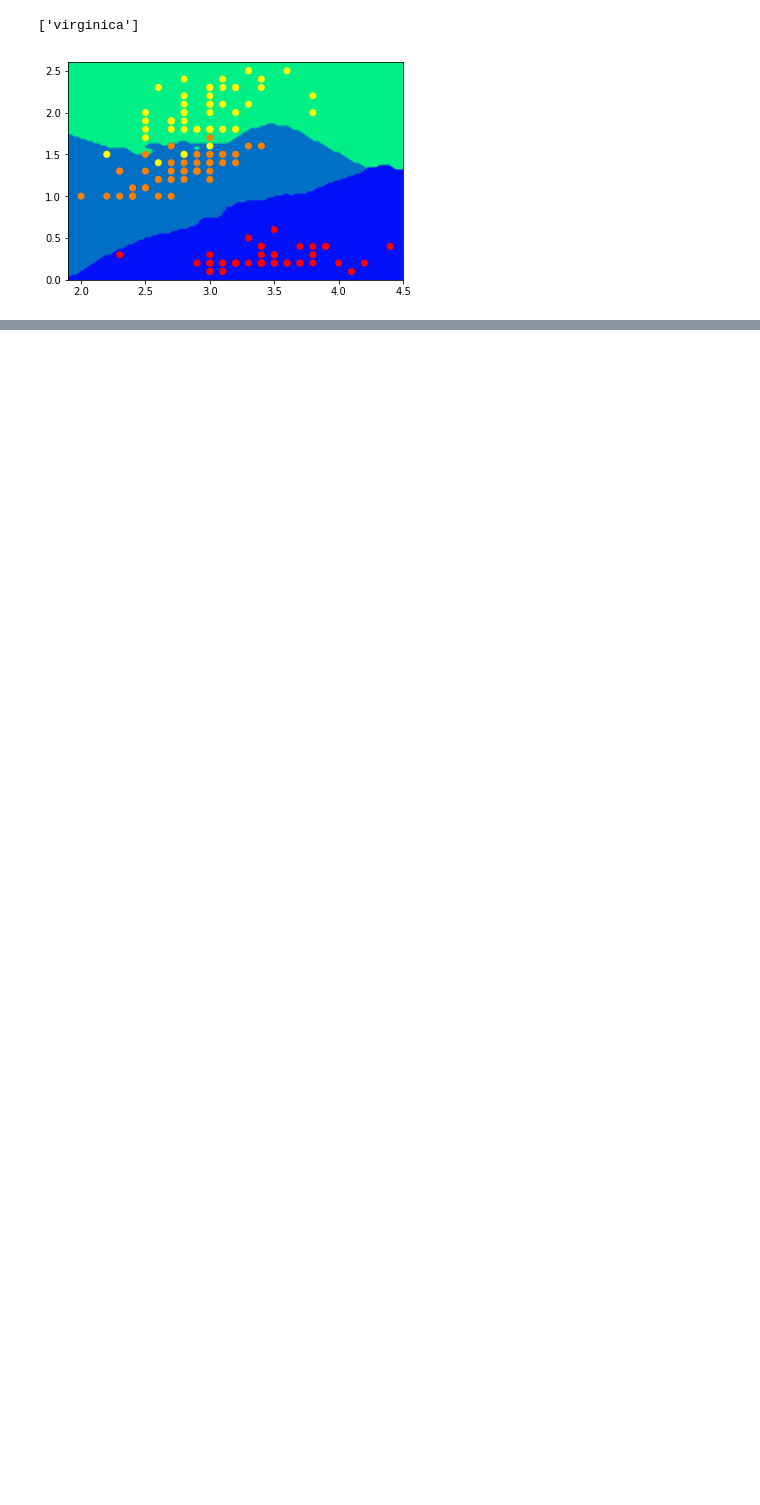
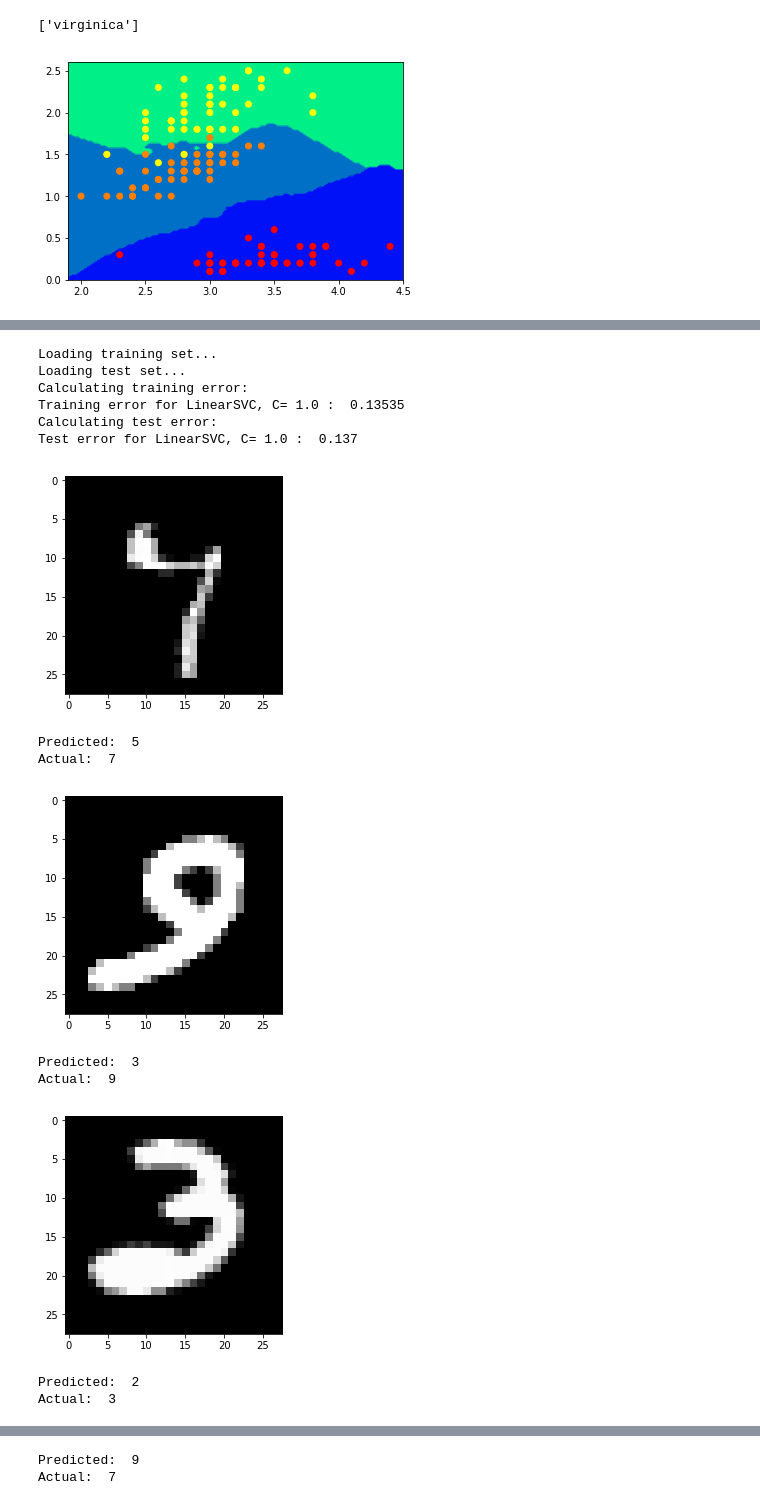
Before and after one commit to r2dtu/Programming_in_the_Sky, a Jupyter notebook: solution_code/PitS_Supervised_Learning_Solution.ipynb, the cells around one changed output, grey strips where cells are left out. Saved outputs shown, nothing was run; the diff lists cells and outputs as text; code cells hidden in the pictures; blank space fills up the shorter version.

```diff
--- a/solution_code/PitS_Supervised_Learning_Solution.ipynb
+++ b/solution_code/PitS_Supervised_Learning_Solution.ipynb
@@ -211,0 +248,52 @@ plt.show()
+# %%
+# Exercise 5a: Plot the errors.
+import pickle
+import numpy as np
+
+print('Loading training set...')
+train_x = np.load('training_set_images.npy')
+train_y = np.load('training_set_labels.npy').ravel()
+
+print('Loading test set...')
+test_x = np.load('test_set_images.npy')
+test_y = np.load('test_set_labels.npy').ravel()
+
+C_val = 1.0
+model = pickle.load(open('MNIST_linearSVC_' + str(C_val) + '.sav', 'rb'))
+
+print('Calculating training error:')
+predict_values = model.predict(train_x).reshape(len(train_y))
+error = np.mean(predict_values != train_y)
+print("Training error for LinearSVC, C=", C_val, ": ", error)
+
+print('Calculating test error:')
+predict_values = model.predict(test_x).reshape(len(test_y))
+error = np.mean(predict_values != test_y)
+print("Test error for LinearSVC, C=", C_val, ": ", error)
+
+# Pick out 5 random ones to show
+num_to_show = 5
+inds = np.random.choice((np.where(predict_values != test_y))[0], num_to_show)
+
+import matplotlib.pyplot as plt
+for i in range(0, num_to_show):
+    plt.imshow(test_x[inds[i],].reshape((28, 28)), cmap=plt.cm.gray)
+    plt.show()
+    print('Predicted: ', predict_values[inds[i]])
+    print('Actual: ', test_y[inds[i]])
+# %% [output]
+Loading training set...
+Loading test set...
+Calculating training error:
+Training error for LinearSVC, C= 1.0 :  0.13535
+Calculating test error:
+Test error for LinearSVC, C= 1.0 :  0.137
+[figure, added]
+Predicted:  5
+Actual:  7
+[figure, added]
+Predicted:  3
+Actual:  9
+[figure, added]
+Predicted:  2
+Actual:  3
@@ -211,0 +301,2 @@ plt.show()
+Predicted:  9
+Actual:  7
```
Also changed, not shown: parts of 19 cells of this notebook, 3 other files.
